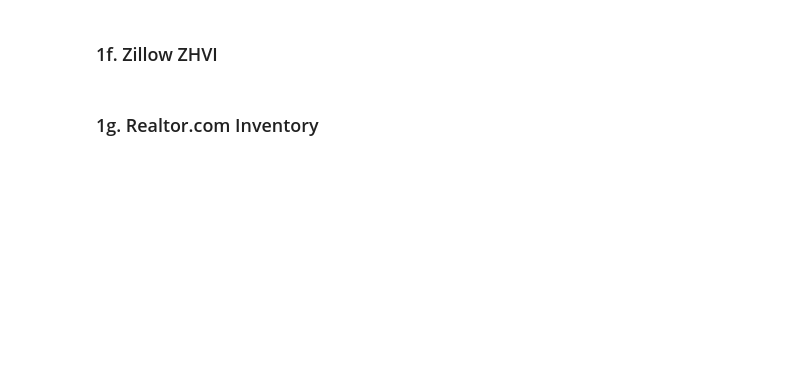
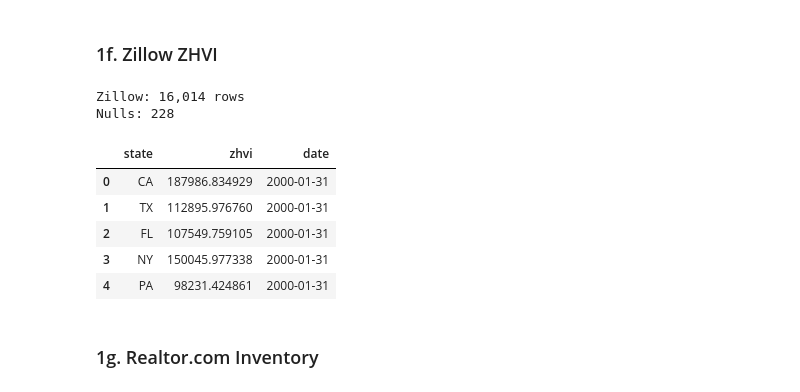
Before and after one commit to rsanchez02428/lockedin_project, a Jupyter notebook: notebooks/02_panel_construction.ipynb, the cells around one changed output. Saved outputs shown, nothing was run; the diff lists cells and outputs as text; code cells hidden in the pictures; blank space fills up the shorter version.

```diff
--- a/notebooks/02_panel_construction.ipynb
+++ b/notebooks/02_panel_construction.ipynb
@@ -157,21 +219,30 @@ natl.head(3)
 # %%
 zillow_raw = pd.read_csv(os.path.join(RAW, "State_zhvi_uc_sfrcondo_tier_0.33_0.67_sm_sa_month.csv"))
 date_cols = [c for c in zillow_raw.columns if c[:4].isdigit()]
 
 # Map full state names to abbreviations
 zillow_raw["state"] = zillow_raw["RegionName"].map(STATE_NAME_TO_ABBR)
 unmapped = zillow_raw[zillow_raw["state"].isnull()]["RegionName"].tolist()
 if unmapped:
     print(f"WARNING: Unmapped states: {unmapped}")
 
-# Melt wide -> long
+# Melt wide to long
 zillow = zillow_raw[["state"] + date_cols].melt(id_vars="state", var_name="date_str", value_name="zhvi")
 zillow["date"] = pd.to_datetime(zillow["date_str"])
 zillow = zillow.drop(columns="date_str")
 
 print(f"Zillow: {len(zillow):,} rows")
 print(f"Nulls: {zillow['zhvi'].isnull().sum()}")
-zillow.head(3)
+zillow.head(5)
+# %% [output]
+Zillow: 16,014 rows
+Nulls: 228
+|  | state | zhvi | date |
+| 0 | CA | 187986.834929 | 2000-01-31 |
+| 1 | TX | 112895.976760 | 2000-01-31 |
+| 2 | FL | 107549.759105 | 2000-01-31 |
+| 3 | NY | 150045.977338 | 2000-01-31 |
+| 4 | PA | 98231.424861 | 2000-01-31 |
 # %% [markdown]
 ### 1g. Realtor.com Inventory
 # %%
```
Also changed, not shown: parts of 17 cells of this notebook, 4 other files.
